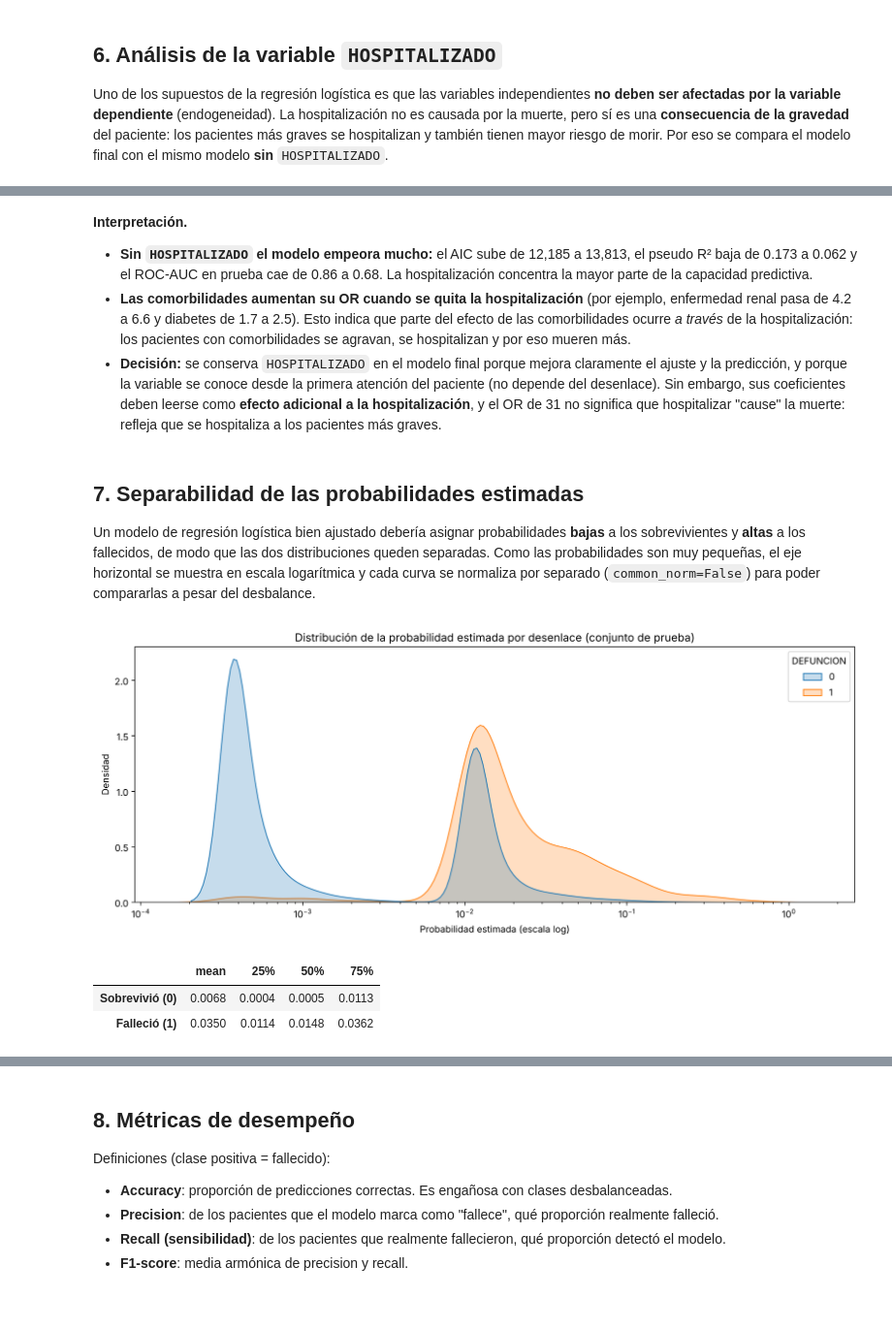
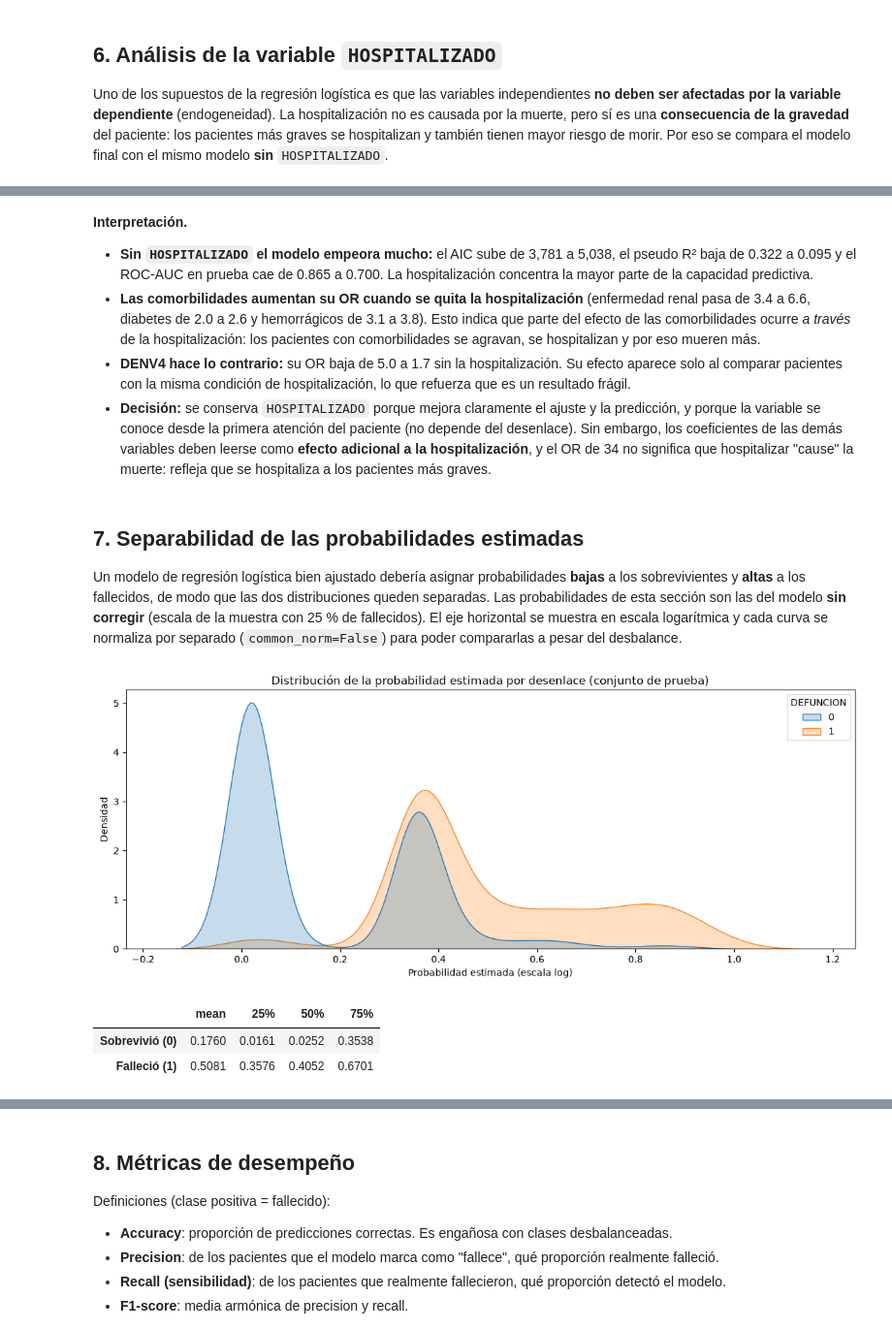
Before and after one commit to lbeltran-dev/Modelo-de-Regresion-Logistica-Para-Defuncion-Por-Dengue, a Jupyter notebook: 04_modelo.ipynb, the cells around one changed output, grey strips where cells are left out. Shown at 97% size. Saved outputs shown, nothing was run; the diff lists cells and outputs as text; code cells hidden in the pictures; blank space fills up the shorter version.

Commit message:
Update del modelo

```diff
--- a/04_modelo.ipynb
+++ b/04_modelo.ipynb
@@ -74,0 +189,11 @@ Variables independientes: 28
+# %%
+fallecidos = dengue[dengue['DEFUNCION'] == 1]
+sobrevivientes = dengue[dengue['DEFUNCION'] == 0].sample(n=3 * len(fallecidos), random_state=42)
+dengue_us = pd.concat([fallecidos, sobrevivientes]).sample(frac=1, random_state=42)  # mezclar filas
+
+pd.DataFrame({
+    'Casos': [len(dengue), len(dengue_us)],
+    'Fallecidos': [dengue['DEFUNCION'].sum(), dengue_us['DEFUNCION'].sum()],
+    'Sobrevivientes': [(dengue['DEFUNCION'] == 0).sum(), (dengue_us['DEFUNCION'] == 0).sum()],
+    'Mortalidad (%)': [dengue['DEFUNCION'].mean() * 100, dengue_us['DEFUNCION'].mean() * 100],
+}, index=['Original', 'Undersampling 75/25']).round(2)
@@ -74,0 +204,16 @@ Variables independientes: 28
+# %%
+# La edad conserva su distribución dentro de cada clase (el muestreo solo depende del desenlace)
+fig, ejes = plt.subplots(1, 2, figsize=(14, 4))
+for eje, clase, nombre in [(ejes[0], 0, 'Sobrevivientes'), (ejes[1], 1, 'Fallecidos')]:
+    sns.kdeplot(dengue.loc[dengue['DEFUNCION'] == clase, 'EDAD_ANOS'], ax=eje, lw=2, label='Original')
+    sns.kdeplot(dengue_us.loc[dengue_us['DEFUNCION'] == clase, 'EDAD_ANOS'], ax=eje, lw=2, ls='--', label='Undersampling')
+    eje.set_title(f'Edad de los {nombre.lower()}')
+    eje.set_xlabel('Edad (años)')
+    eje.legend()
+plt.tight_layout()
+plt.show()
+
+# Variables independientes (X) y dependiente (y) a partir de la muestra balanceada
+X = dengue_us.drop(columns=['ID_REGISTRO', 'DEFUNCION'])
+y = dengue_us['DEFUNCION']
+print('Dimensiones de X:', X.shape)
@@ -277,6 +426,12 @@ Todas las comorbilidades tienen OR mayor a 1 y ningún intervalo de confianza in
 # %%
 # Efecto de la edad: probabilidad estimada para un paciente de referencia
-# (sin ninguna comorbilidad, sin hemorragia, mes distinto de abril y junio), ambulatorio y hospitalizado
+# (sin comorbilidades, sin hemorragia, serotipo distinto de DENV4), ambulatorio y hospitalizado.
+# El modelo se ajustó con 25 % de fallecidos; se corrige el intercepto para regresar a la tasa real de mortalidad.
+pi_real = dengue['DEFUNCION'].mean()
+pi_muestra = y_train.mean()
+correccion = np.log((pi_muestra / (1 - pi_muestra)) / (pi_real / (1 - pi_real)))
+print(f'Corrección del intercepto: β0 = {modelo_final.params["const"]:.3f} → {modelo_final.params["const"] - correccion:.3f}\n')
+
 edades = np.arange(0, 96)
 plt.figure(figsize=(12, 4))
 for hosp, etiqueta in [(0, 'Ambulatorio'), (1, 'Hospitalizado')]:
@@ -284,7 +439,8 @@ for hosp, etiqueta in [(0, 'Ambulatorio'), (1, 'Hospitalizado')]:
     perfil['EDAD_ANOS'] = edades
     perfil['EDAD_ANOS_2'] = edades ** 2
     perfil['HOSPITALIZADO'] = hosp
-    prob = modelo_final.predict(sm.add_constant(perfil, has_constant='add'))
+    log_odds = modelo_final.predict(sm.add_constant(perfil, has_constant='add'), which='linear') - correccion
+    prob = 1 / (1 + np.exp(-log_odds.values))
     plt.plot(edades, prob * 100, lw=2, label=etiqueta)
     print(f'{etiqueta}: edad con menor riesgo = {edades[np.argmin(prob)]} años | '
           f'prob. a los 0 años = {prob[0]*100:.2f} %, 20 años = {prob[20]*100:.2f} %, '
@@ -292,7 +448,7 @@ for hosp, etiqueta in [(0, 'Ambulatorio'), (1, 'Hospitalizado')]:
 plt.yscale('log')
 plt.xlabel('Edad (años)')
 plt.ylabel('Probabilidad de fallecer (%, escala log)')
-plt.title('Probabilidad estimada de fallecer según la edad (paciente sin comorbilidades)')
+plt.title('Probabilidad estimada de fallecer según la edad (paciente sin comorbilidades, tasa real de mortalidad)')
 plt.legend()
 plt.show()
 # %% [output]
@@ -339,36 +496,37 @@ Sin HOSPITALIZADO  13813.136  13913.937      0.062             0.679
 # %% [markdown]
 **Interpretación.**
 
-- **Sin `HOSPITALIZADO` el modelo empeora mucho:** el AIC sube de 12,185 a 13,813, el pseudo R² baja de 0.173 a 0.062 y el ROC-AUC en prueba cae de 0.86 a 0.68. La hospitalización concentra la mayor parte de la capacidad predictiva.
-- **Las comorbilidades aumentan su OR cuando se quita la hospitalización** (por ejemplo, enfermedad renal pasa de 4.2 a 6.6 y diabetes de 1.7 a 2.5). Esto indica que parte del efecto de las comorbilidades ocurre *a través* de la hospitalización: los pacientes con comorbilidades se agravan, se hospitalizan y por eso mueren más.
-- **Decisión:** se conserva `HOSPITALIZADO` en el modelo final porque mejora claramente el ajuste y la predicción, y porque la variable se conoce desde la primera atención del paciente (no depende del desenlace). Sin embargo, sus coeficientes deben leerse como **efecto adicional a la hospitalización**, y el OR de 31 no significa que hospitalizar "cause" la muerte: refleja que se hospitaliza a los pacientes más graves.
+- **Sin `HOSPITALIZADO` el modelo empeora mucho:** el AIC sube de 3,781 a 5,038, el pseudo R² baja de 0.322 a 0.095 y el ROC-AUC en prueba cae de 0.865 a 0.700. La hospitalización concentra la mayor parte de la capacidad predictiva.
+- **Las comorbilidades aumentan su OR cuando se quita la hospitalización** (enfermedad renal pasa de 3.4 a 6.6, diabetes de 2.0 a 2.6 y hemorrágicos de 3.1 a 3.8). Esto indica que parte del efecto de las comorbilidades ocurre *a través* de la hospitalización: los pacientes con comorbilidades se agravan, se hospitalizan y por eso mueren más.
+- **DENV4 hace lo contrario:** su OR baja de 5.0 a 1.7 sin la hospitalización. Su efecto aparece solo al comparar pacientes con la misma condición de hospitalización, lo que refuerza que es un resultado frágil.
+- **Decisión:** se conserva `HOSPITALIZADO` porque mejora claramente el ajuste y la predicción, y porque la variable se conoce desde la primera atención del paciente (no depende del desenlace). Sin embargo, los coeficientes de las demás variables deben leerse como **efecto adicional a la hospitalización**, y el OR de 34 no significa que hospitalizar "cause" la muerte: refleja que se hospitaliza a los pacientes más graves.
 # %% [markdown]
 ## 7. Separabilidad de las probabilidades estimadas
 
-Un modelo de regresión logística bien ajustado debería asignar probabilidades **bajas** a los sobrevivientes y **altas** a los fallecidos, de modo que las dos distribuciones queden separadas. Como las probabilidades son muy pequeñas, el eje horizontal se muestra en escala logarítmica y cada curva se normaliza por separado (`common_norm=False`) para poder compararlas a pesar del desbalance.
+Un modelo de regresión logística bien ajustado debería asignar probabilidades **bajas** a los sobrevivientes y **altas** a los fallecidos, de modo que las dos distribuciones queden separadas. Las probabilidades de esta sección son las del modelo **sin corregir** (escala de la muestra con 25 % de fallecidos). El eje horizontal se muestra en escala logarítmica y cada curva se normaliza por separado (`common_norm=False`) para poder compararlas a pesar del desbalance.
 # %%
 # Probabilidades estimadas en entrenamiento y prueba
 prob_train = modelo_final.predict(sm.add_constant(X_train[variables]))
 prob_test = modelo_final.predict(sm.add_constant(X_test[variables]))
 
 def distribution_prob(y_real, probs, titulo):
     datos = pd.DataFrame({'DEFUNCION': y_real.values, 'predicted_probs': probs.values})
     plt.figure(figsize=(14, 5))
-    sns.kdeplot(data=datos, x='predicted_probs', hue='DEFUNCION', fill=True, common_norm=False, log_scale=True)
+    sns.kdeplot(data=datos, x='predicted_probs', hue='DEFUNCION', fill=True, common_norm=False)
     plt.xlabel('Probabilidad estimada (escala log)')
     plt.ylabel('Densidad')
     plt.title(titulo)
     plt.show()
 
 distribution_prob(y_test, prob_test, 'Distribución de la probabilidad estimada por desenlace (conjunto de prueba)')
 
 pd.DataFrame({'Sobrevivió (0)': prob_test[y_test == 0].describe(),
               'Falleció (1)': prob_test[y_test == 1].describe()}).T[['mean', '25%', '50%', '75%']].round(4)
 # %% [output]
-[figure, old version]
+[figure, new version]
 |  | mean | 25% | 50% | 75% |
-| Sobrevivió (0) | 0.0068 | 0.0004 | 0.0005 | 0.0113 |
-| Falleció (1) | 0.0350 | 0.0114 | 0.0148 | 0.0362 |
+| Sobrevivió (0) | 0.1760 | 0.0161 | 0.0252 | 0.3538 |
+| Falleció (1) | 0.5081 | 0.3576 | 0.4052 | 0.6701 |
 # %% [markdown]
 **Interpretación.**
 
```
Also changed, not shown: parts of 46 cells of this notebook.
